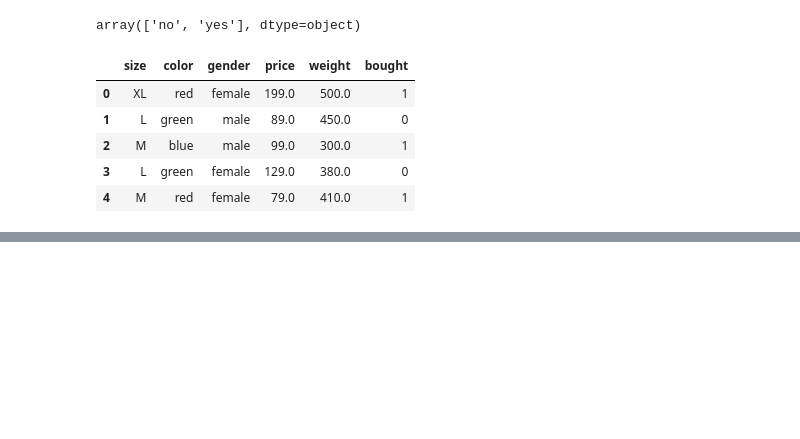
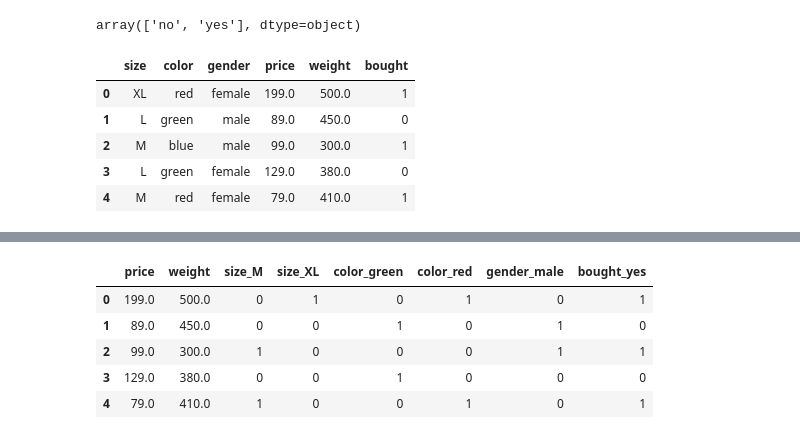
Before and after one commit to Oleksy1121/Machine-Learning, a Jupyter notebook: Udemy/01_preprocessing_danych.ipynb, the cells around one changed output, grey strips where cells are left out. Drawn from its saved outputs; the diff is of its cells as text; code cells hidden in the pictures; blank space fills up the shorter version.

```diff
--- a/Udemy/01_preprocessing_danych.ipynb
+++ b/Udemy/01_preprocessing_danych.ipynb
@@ -143,0 +189,9 @@ NOWE
+# %%
+pd.get_dummies(data=df, drop_first = True)
+# %% [output]
+|  | price | weight | size_M | size_XL | color_green | color_red | gender_male | bought_yes |
+| 0 | 199.0 | 500.0 | 0 | 1 | 0 | 1 | 0 | 1 |
+| 1 | 89.0 | 450.0 | 0 | 0 | 1 | 0 | 1 | 0 |
+| 2 | 99.0 | 300.0 | 1 | 0 | 0 | 0 | 1 | 1 |
+| 3 | 129.0 | 380.0 | 0 | 0 | 1 | 0 | 0 | 0 |
+| 4 | 79.0 | 410.0 | 1 | 0 | 0 | 1 | 0 | 1 |
```
Also changed, not shown: parts of 13 cells of this notebook.
